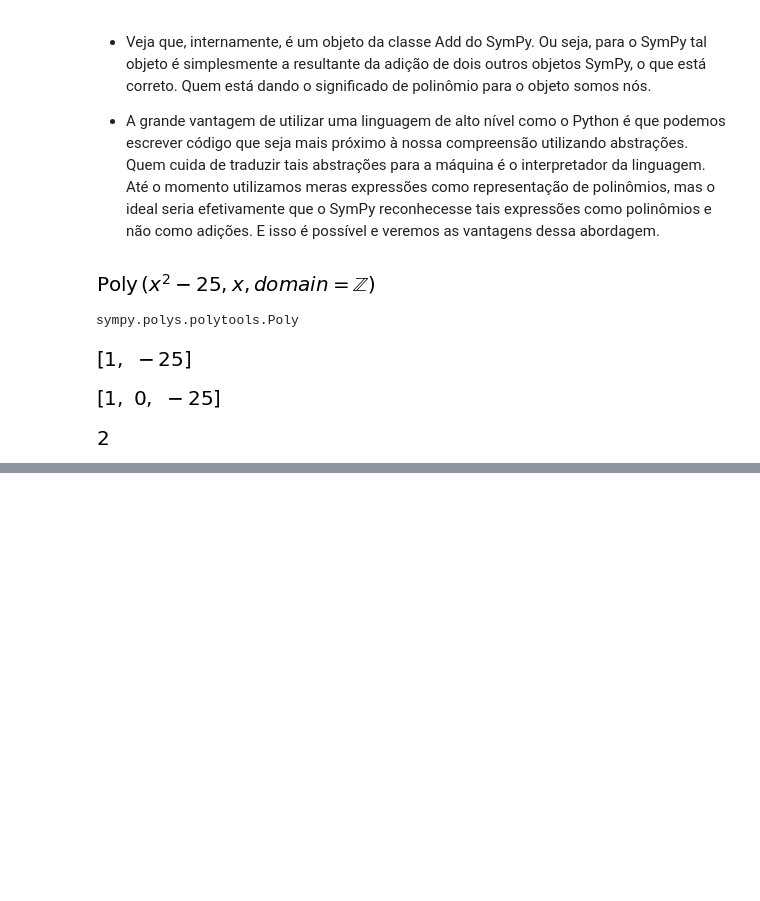
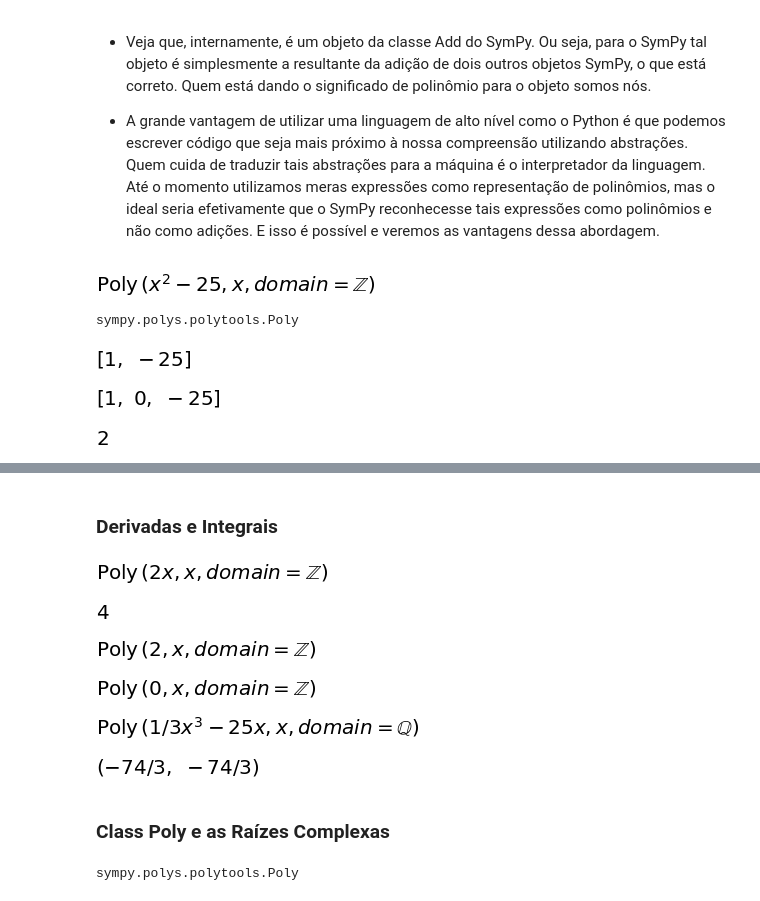
Before and after one commit to cantaruttim/Learning_Python, a Jupyter notebook: Algortimos/main.ipynb, the cells around one changed output, grey strips where cells are left out. Cells and saved outputs as stored; diff of their text form; code cells hidden in the pictures; blank space fills up the shorter version.

```diff
--- a/Algortimos/main.ipynb
+++ b/Algortimos/main.ipynb
@@ -112,0 +123,30 @@ Q_poly.degree()
+# %% [markdown]
+### Derivadas e Integrais
+# %%
+Q_poly.diff()
+# %% [output]
+[figure, added]
+# %%
+Q_poly.diff().subs({x: 2})
+# %% [output]
+[figure, added]
+# %%
+# Para derivadas de mais alta ordem, basta passar uma tupla com a variável e a ordem desejada:
+
+Q_poly.diff((x, 2))
+# %% [output]
+[figure, added]
+# %%
+Q_poly.diff((x, 3))
+# %% [output]
+[figure, added]
+# %%
+Q_poly.integrate()
+# %% [output]
+[figure, added]
+# %%
+Q_poly.integrate().subs({x: 1}), Q_poly.integrate().eval(1)
+# %% [output]
+[figure, added]
+# %% [markdown]
+### Class Poly e as Raízes Complexas
@@ -112,0 +155,5 @@ Q_poly.degree()
+# %%
+A = sympy.Poly(expr)
+type(A)
+# %% [output]
+sympy.polys.polytools.Poly
```
Also changed, not shown: parts of 5 cells of this notebook.
